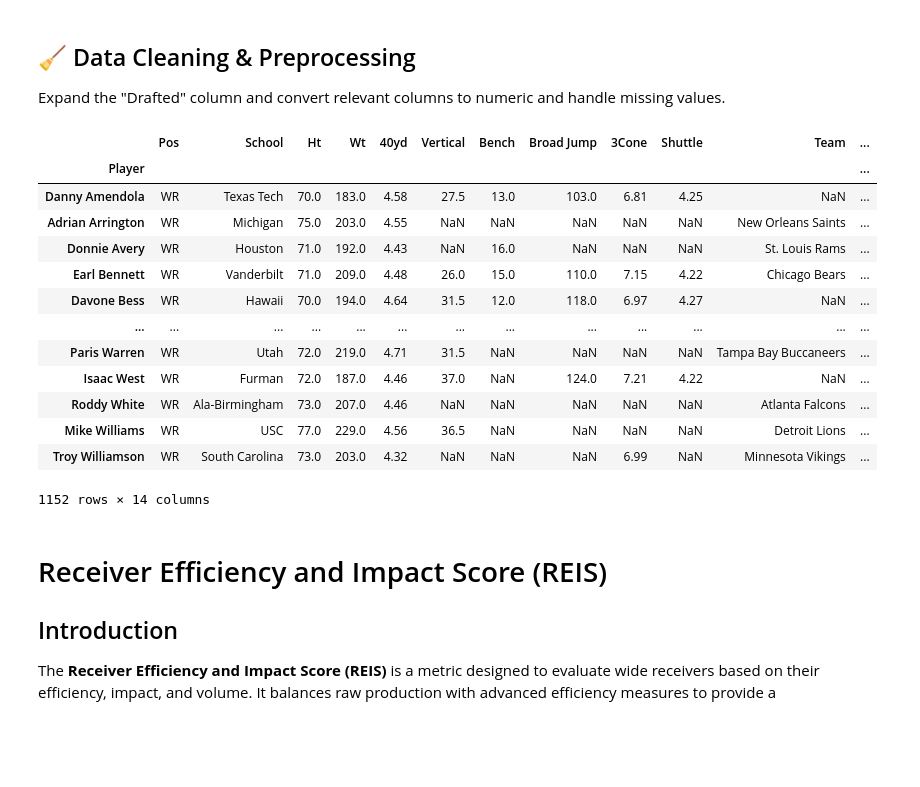
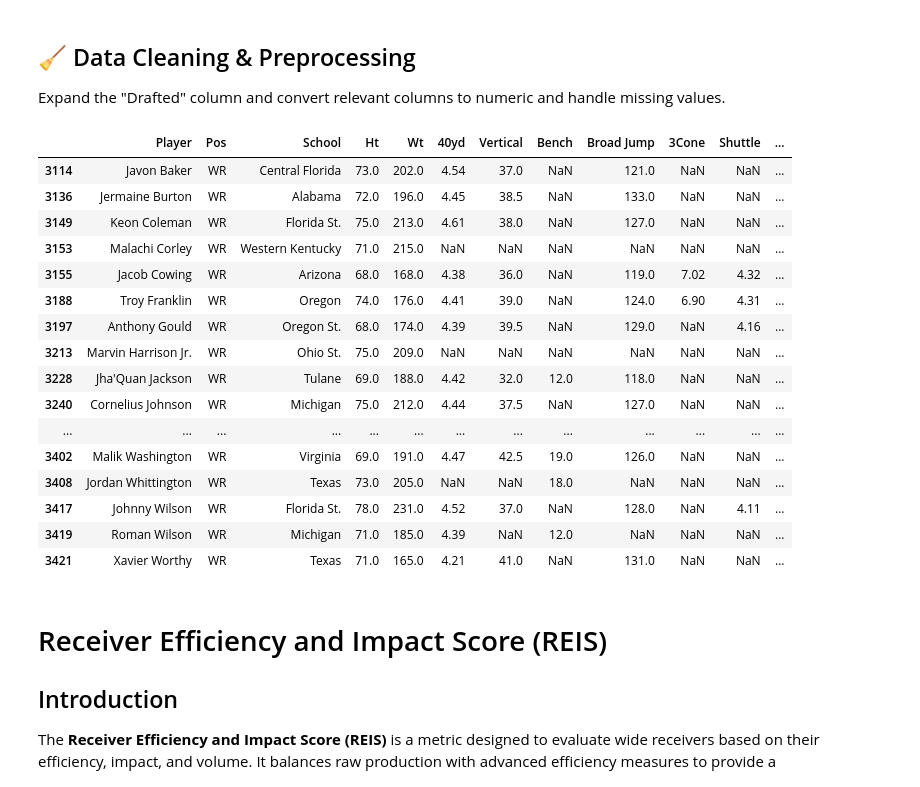
Before and after one commit to vidmt/msas-project, a Jupyter notebook: nfl_combine_analysis.ipynb, the cells around one changed output. Cells and saved outputs as stored; diff of their text form; code cells hidden in the pictures; blank space fills up the shorter version.

```diff
--- a/nfl_combine_analysis.ipynb
+++ b/nfl_combine_analysis.ipynb
@@ -76,41 +63,46 @@ Expand the "Drafted" column and convert relevant columns to numeric and handle m
 # %%
 def height_to_inches(height_str):
     if height_str == 'nan':  # Check if the value is NaN
         return np.nan  # Or use None or 0 depending on your preference
     feet, inches = height_str.split('-')
     return int(feet) * 12 + int(inches)  # Convert feet to inches and add the extra inches
 
 
 combine = raw_combine.copy()
 combine[["Team", "Round", "Pick", "Year"]] = combine["Drafted (tm/rnd/yr)"].str.split(" / ", expand=True)
 combine = combine[combine['Pos'] == 'WR']
 combine.drop(columns=['Drafted (tm/rnd/yr)', 'College', 'Player-additional'], inplace=True)
 combine['Ht'] = combine['Ht'].astype(str).apply(height_to_inches)
 combine['Round'] = combine['Round'].astype(str).apply(lambda x: np.nan if x == 'nan' else int(x[0]))
 combine['Pick'] = combine['Pick'].apply(lambda x: int(re.sub(r'\D', '', x)) if pd.notna(x) else x)
-combine.set_index('Player', inplace=True)
+combine['Year'] = combine['Year'].fillna(-1).astype(int)
 
 nfl = raw_nfl.copy()
 nfl = nfl[nfl['Pos'] == 'WR']
 
+college = raw_college.copy()
+college = college[college['position'] == 'WR']
+
 nfl
-nfl[nfl['Year'] == 2024]
-combine
+# college
 # %% [output]
-|  | Pos | School | Ht | Wt | 40yd | Vertical | Bench | Broad Jump | 3Cone | Shuttle | Team | ... |
-| Player |  |  |  |  |  |  |  |  |  |  |  | ... |
-| Danny Amendola | WR | Texas Tech | 70.0 | 183.0 | 4.58 | 27.5 | 13.0 | 103.0 | 6.81 | 4.25 | NaN | ... |
-| Adrian Arrington | WR | Michigan | 75.0 | 203.0 | 4.55 | NaN | NaN | NaN | NaN | NaN | New Orleans Saints | ... |
-| Donnie Avery | WR | Houston | 71.0 | 192.0 | 4.43 | NaN | 16.0 | NaN | NaN | NaN | St. Louis Rams | ... |
-| Earl Bennett | WR | Vanderbilt | 71.0 | 209.0 | 4.48 | 26.0 | 15.0 | 110.0 | 7.15 | 4.22 | Chicago Bears | ... |
-| Davone Bess | WR | Hawaii | 70.0 | 194.0 | 4.64 | 31.5 | 12.0 | 118.0 | 6.97 | 4.27 | NaN | ... |
+|  | Player | Pos | School | Ht | Wt | 40yd | Vertical | Bench | Broad Jump | 3Cone | Shuttle | ... |
+| 3114 | Javon Baker | WR | Central Florida | 73.0 | 202.0 | 4.54 | 37.0 | NaN | 121.0 | NaN | NaN | ... |
+| 3136 | Jermaine Burton | WR | Alabama | 72.0 | 196.0 | 4.45 | 38.5 | NaN | 133.0 | NaN | NaN | ... |
+| 3149 | Keon Coleman | WR | Florida St. | 75.0 | 213.0 | 4.61 | 38.0 | NaN | 127.0 | NaN | NaN | ... |
+| 3153 | Malachi Corley | WR | Western Kentucky | 71.0 | 215.0 | NaN | NaN | NaN | NaN | NaN | NaN | ... |
+| 3155 | Jacob Cowing | WR | Arizona | 68.0 | 168.0 | 4.38 | 36.0 | NaN | 119.0 | 7.02 | 4.32 | ... |
+| 3188 | Troy Franklin | WR | Oregon | 74.0 | 176.0 | 4.41 | 39.0 | NaN | 124.0 | 6.90 | 4.31 | ... |
+| 3197 | Anthony Gould | WR | Oregon St. | 68.0 | 174.0 | 4.39 | 39.5 | NaN | 129.0 | NaN | 4.16 | ... |
+| 3213 | Marvin Harrison Jr. | WR | Ohio St. | 75.0 | 209.0 | NaN | NaN | NaN | NaN | NaN | NaN | ... |
+| 3228 | Jha'Quan Jackson | WR | Tulane | 69.0 | 188.0 | 4.42 | 32.0 | 12.0 | 118.0 | NaN | NaN | ... |
+| 3240 | Cornelius Johnson | WR | Michigan | 75.0 | 212.0 | 4.44 | 37.5 | NaN | 127.0 | NaN | NaN | ... |
 | ... | ... | ... | ... | ... | ... | ... | ... | ... | ... | ... | ... | ... |
-| Paris Warren | WR | Utah | 72.0 | 219.0 | 4.71 | 31.5 | NaN | NaN | NaN | NaN | Tampa Bay Buccaneers | ... |
-| Isaac West | WR | Furman | 72.0 | 187.0 | 4.46 | 37.0 | NaN | 124.0 | 7.21 | 4.22 | NaN | ... |
-| Roddy White | WR | Ala-Birmingham | 73.0 | 207.0 | 4.46 | NaN | NaN | NaN | NaN | NaN | Atlanta Falcons | ... |
-| Mike Williams | WR | USC | 77.0 | 229.0 | 4.56 | 36.5 | NaN | NaN | NaN | NaN | Detroit Lions | ... |
-| Troy Williamson | WR | South Carolina | 73.0 | 203.0 | 4.32 | NaN | NaN | NaN | 6.99 | NaN | Minnesota Vikings | ... |
+| 3402 | Malik Washington | WR | Virginia | 69.0 | 191.0 | 4.47 | 42.5 | 19.0 | 126.0 | NaN | NaN | ... |
+| 3408 | Jordan Whittington | WR | Texas | 73.0 | 205.0 | NaN | NaN | 18.0 | NaN | NaN | NaN | ... |
+| 3417 | Johnny Wilson | WR | Florida St. | 78.0 | 231.0 | 4.52 | 37.0 | NaN | 128.0 | NaN | 4.11 | ... |
+| 3419 | Roman Wilson | WR | Michigan | 71.0 | 185.0 | 4.39 | NaN | 12.0 | NaN | NaN | NaN | ... |
+| 3421 | Xavier Worthy | WR | Texas | 71.0 | 165.0 | 4.21 | 41.0 | NaN | 131.0 | NaN | NaN | ... |
-1152 rows × 14 columns
 # %% [markdown]
 # Receiver Efficiency and Impact Score (REIS)
 
```
Also changed, not shown: parts of 15 cells of this notebook, 2 other files.
